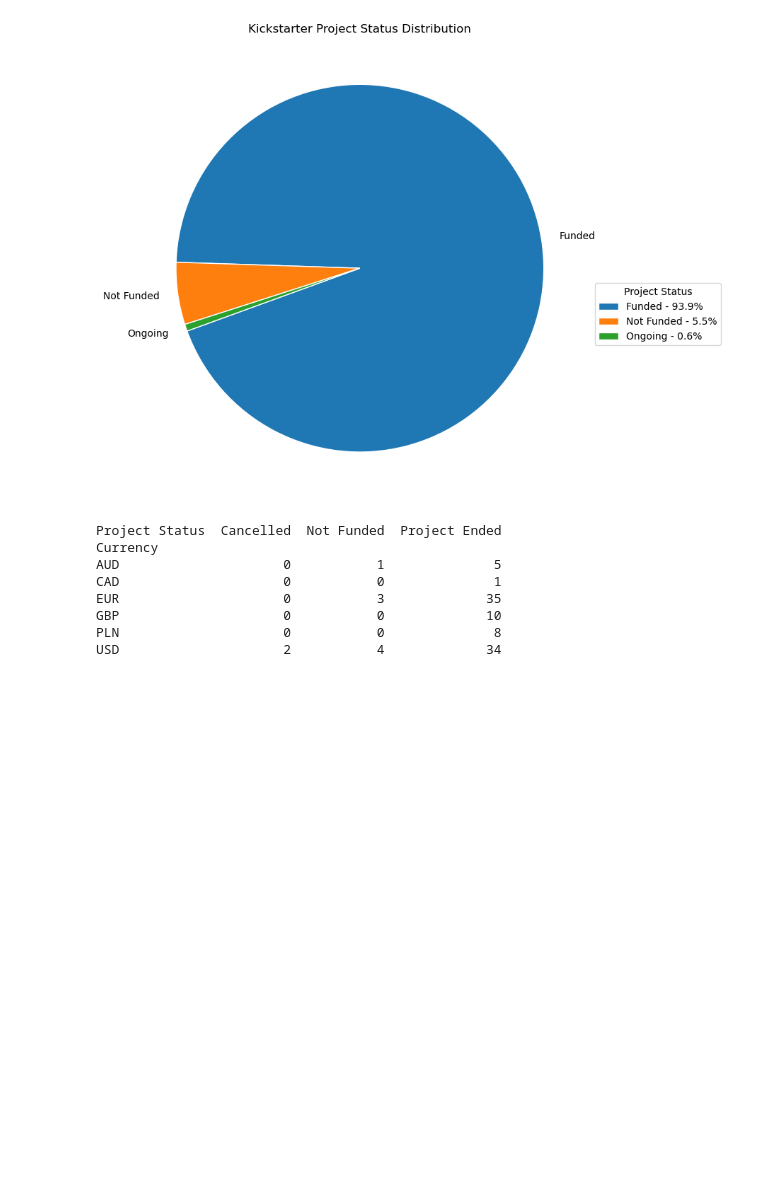
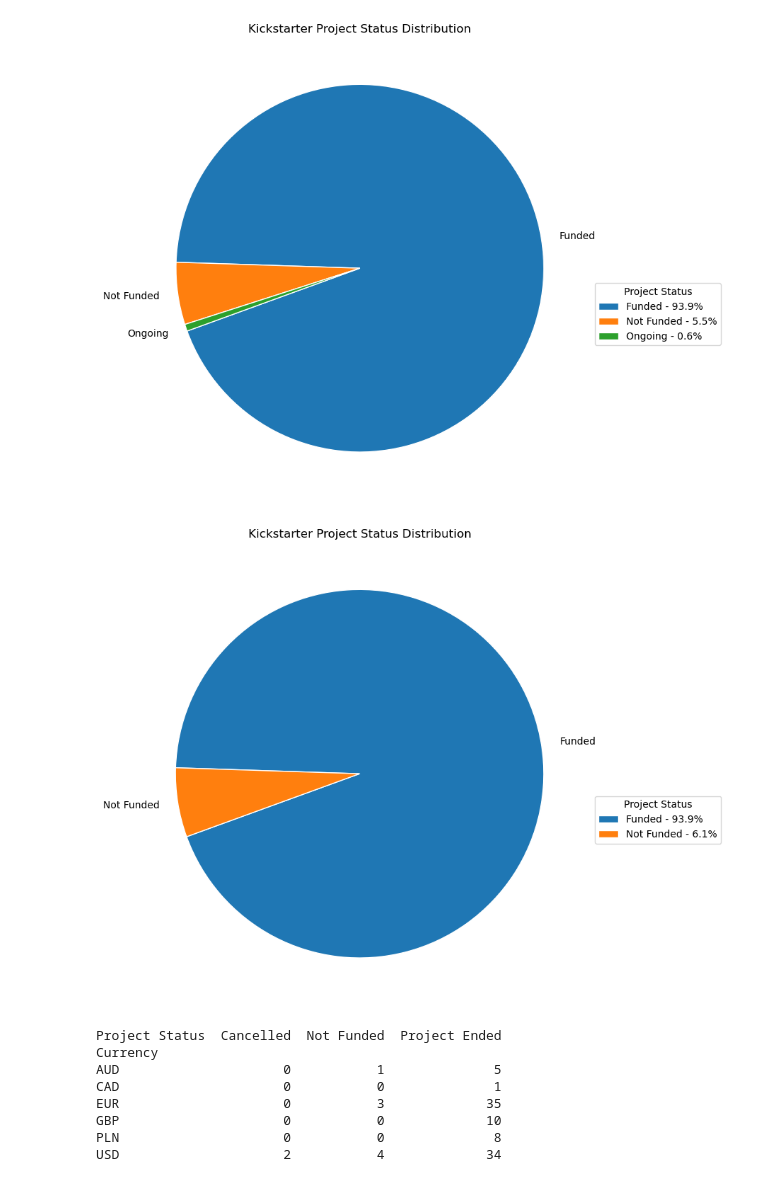
Before and after one commit to geradenhraba-cell/ttrpg-capstone, a Jupyter notebook: notebook/kickstarter.ipynb, the cells around one changed output. Drawn from its saved outputs; the diff is of its cells as text; code cells hidden in the pictures; blank space fills up the shorter version.

```diff
--- a/notebook/kickstarter.ipynb
+++ b/notebook/kickstarter.ipynb
@@ -843,6 +842,38 @@ plt.tight_layout()
 plt.show()
 # %% [output]
 [figure]
+# %%
+ttrpg_all['ExtractedTrend'] = ttrpg_all['ExtractedTrend'].replace({
+    'Ended': 'Funded',
+    'Cancelled': 'Not Funded',
+    'Ongoing': 'Not Funded'
+})
+
+status_counts = ttrpg_all['ExtractedTrend'].value_counts()
+
+plt.figure(figsize=(10, 7))
+plt.pie(
+    status_counts,
+    labels=status_counts.index,
+    startangle=200,
+    wedgeprops={'edgecolor': 'white'}
+)
+
+total = status_counts.sum()
+percentages = [f'{(count / total * 100):.1f}%' for count in status_counts]
+
+plt.legend(
+    labels=[f'{label} - {pct}' for label, pct in zip(status_counts.index, percentages)],
+    title="Project Status",
+    loc="center left",
+    bbox_to_anchor=(1, -0.1, 0.5, 1)
+)
+
+plt.title('Kickstarter Project Status Distribution')
+plt.tight_layout()
+plt.show()
+# %% [output]
+[figure, added]
 # %%
 currency_status = pd.crosstab(gamefound['Currency'], gamefound['Project Status'])
 print(currency_status)
```
Also changed, not shown: parts of 2 cells of this notebook, 2 other files.
